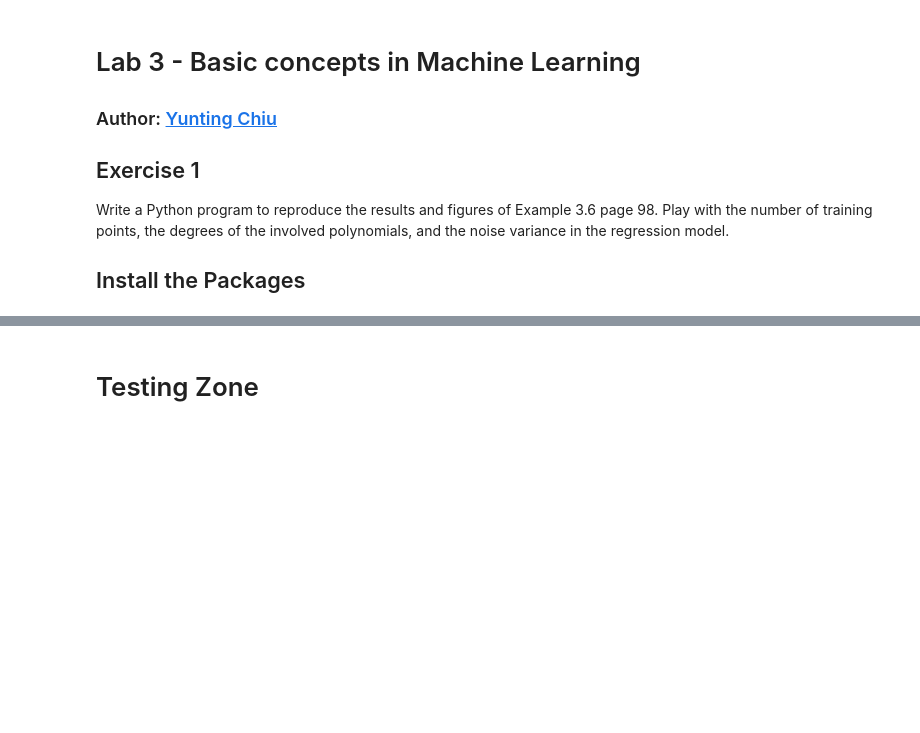
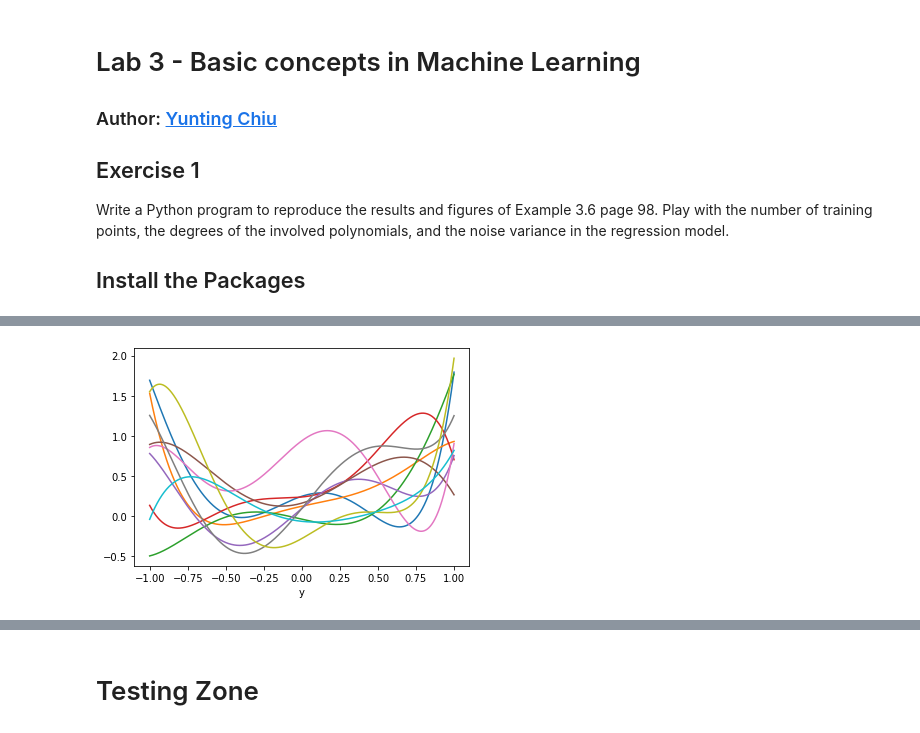
Before and after one commit to twyunting/DATA-642_Advanced_Machine_Learning, a Jupyter notebook: Labs/03/Lab3_Yunting.ipynb, the cells around one changed output, grey strips where cells are left out. Cells and saved outputs as stored; diff of their text form; code cells hidden in the pictures; blank space fills up the shorter version.

```diff
--- a/Labs/03/Lab3_Yunting.ipynb
+++ b/Labs/03/Lab3_Yunting.ipynb
@@ -78,3 +93,11 @@ plt.pyplot.show()
+# %%
+for i in range(10):
+  plt.pyplot.plot(x_plot, plot1000(5, x_plot, beta5history[:, i]))
+plt.pyplot.xlabel('x')
+plt.pyplot.xlabel('y')
+plt.pyplot.show()
+# %% [output]
+[figure, added]
 # %%
 for i in range(10):
   plt.pyplot.plot(x_plot, plot1000(8, x_plot, beta8history[:, i]))
```
Also changed, not shown: parts of 10 cells of this notebook, 8 other files.
